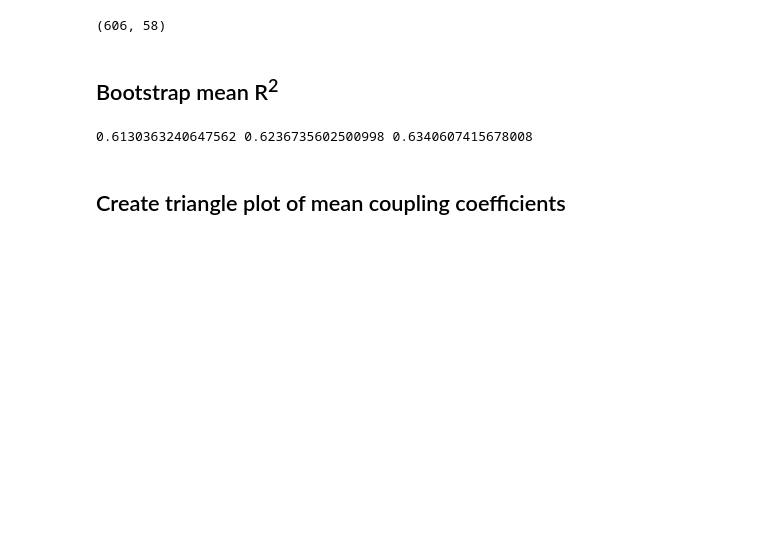
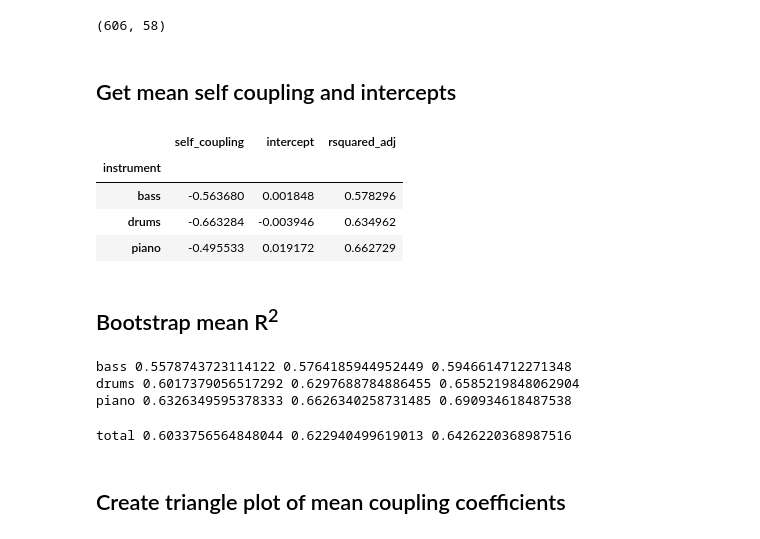
Before and after one commit to HuwCheston/Jazz-Trio-Database, a Jupyter notebook: notebooks/0.1-cheston-interaction-coordination.ipynb, the cells around one changed output. Cells and saved outputs as stored; diff of their text form; code cells hidden in the pictures; blank space fills up the shorter version.

```diff
--- a/notebooks/0.1-cheston-interaction-coordination.ipynb
+++ b/notebooks/0.1-cheston-interaction-coordination.ipynb
@@ -43,14 +43,34 @@ clean = df[df['nobs'] >= 30]
 clean.shape
 # %% [output]
 (606, 58)
+# %% [markdown]
+## Get mean self coupling and intercepts
+# %%
+clean.groupby('instrument')[['self_coupling', 'intercept', 'rsquared_adj']].mean()
+# %% [output]
+|  | self_coupling | intercept | rsquared_adj |
+| instrument |  |  |  |
+| bass | -0.563680 | 0.001848 | 0.578296 |
+| drums | -0.663284 | -0.003946 | 0.634962 |
+| piano | -0.495533 | 0.019172 | 0.662729 |
 # %% [markdown]
 ## Bootstrap mean R<sup>2</sup>
+# %%
+avg_bandleader = clean.groupby(['pianist', 'instrument'])['rsquared_adj'].mean().reset_index(drop=False)
+for idx, grp in avg_bandleader.groupby('instrument'):
+    vals = grp['rsquared_adj']
+    boots = [vals.sample(frac=1, replace=True, random_state=i).mean() for i in range(vutils.N_BOOT)]
+    print(idx, np.percentile(boots, 2.5), vals.mean(), np.percentile(boots, 97.5))
+# %% [output]
+bass 0.5578743723114122 0.5764185944952449 0.5946614712271348
+drums 0.6017379056517292 0.6297688784886455 0.6585219848062904
+piano 0.6326349595378333 0.6626340258731485 0.690934618487538
 # %%
-vals = clean['rsquared_adj']
+vals = avg_bandleader['rsquared_adj']
 boots = [vals.sample(frac=1, replace=True, random_state=i).mean() for i in range(vutils.N_BOOT)]
-print(np.percentile(boots, 2.5), vals.mean(), np.percentile(boots, 97.5))
+print('total', np.percentile(boots, 2.5), vals.mean(), np.percentile(boots, 97.5))
 # %% [output]
-0.6130363240647562 0.6236735602500998 0.6340607415678008
+total 0.6033756564848044 0.622940499619013 0.6426220368987516
 # %% [markdown]
 ## Create triangle plot of mean coupling coefficients
 # %%
```
Also changed, not shown: parts of 12 cells of this notebook.
